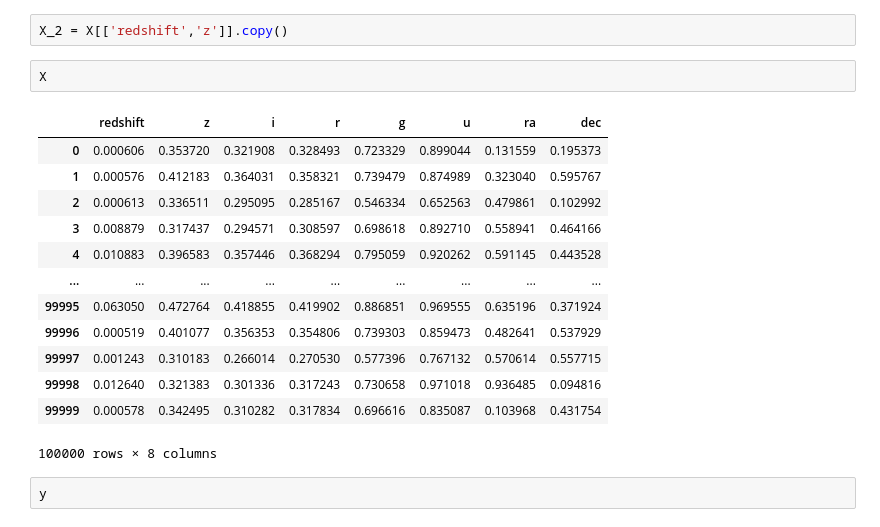
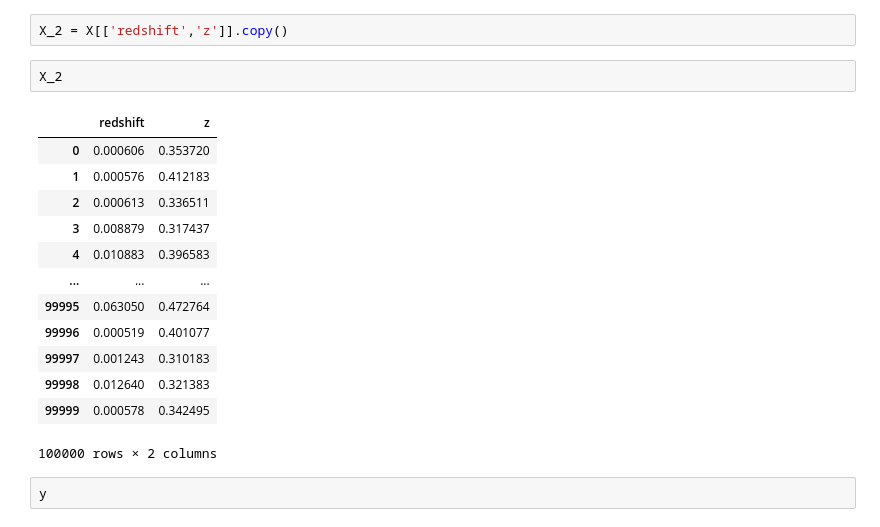
Before and after one commit to RossyNguyen/Quantstellar, a Jupyter notebook: QUANTSTELLAR-QISKIT-HACKATHON-21/notebooks/QSVM_Rossy.ipynb, the cells around one changed output. Cells and saved outputs as stored; diff of their text form.

```diff
--- a/QUANTSTELLAR-QISKIT-HACKATHON-21/notebooks/QSVM_Rossy.ipynb
+++ b/QUANTSTELLAR-QISKIT-HACKATHON-21/notebooks/QSVM_Rossy.ipynb
@@ -43,22 +44,22 @@ with open(f'{data_folder}/processed/DR16_processed_y.pkl','rb') as input_file:
     y = pickle.load(input_file)
 # %%
 X_2 = X[['redshift','z']].copy()
-# %%
-X
-# %% [output]
-|  | redshift | z | i | r | g | u | ra | dec |
-| 0 | 0.000606 | 0.353720 | 0.321908 | 0.328493 | 0.723329 | 0.899044 | 0.131559 | 0.195373 |
-| 1 | 0.000576 | 0.412183 | 0.364031 | 0.358321 | 0.739479 | 0.874989 | 0.323040 | 0.595767 |
-| 2 | 0.000613 | 0.336511 | 0.295095 | 0.285167 | 0.546334 | 0.652563 | 0.479861 | 0.102992 |
-| 3 | 0.008879 | 0.317437 | 0.294571 | 0.308597 | 0.698618 | 0.892710 | 0.558941 | 0.464166 |
-| 4 | 0.010883 | 0.396583 | 0.357446 | 0.368294 | 0.795059 | 0.920262 | 0.591145 | 0.443528 |
-| ... | ... | ... | ... | ... | ... | ... | ... | ... |
-| 99995 | 0.063050 | 0.472764 | 0.418855 | 0.419902 | 0.886851 | 0.969555 | 0.635196 | 0.371924 |
-| 99996 | 0.000519 | 0.401077 | 0.356353 | 0.354806 | 0.739303 | 0.859473 | 0.482641 | 0.537929 |
-| 99997 | 0.001243 | 0.310183 | 0.266014 | 0.270530 | 0.577396 | 0.767132 | 0.570614 | 0.557715 |
-| 99998 | 0.012640 | 0.321383 | 0.301336 | 0.317243 | 0.730658 | 0.971018 | 0.936485 | 0.094816 |
-| 99999 | 0.000578 | 0.342495 | 0.310282 | 0.317834 | 0.696616 | 0.835087 | 0.103968 | 0.431754 |
-100000 rows × 8 columns
+# %%
+X_2
+# %% [output]
+|  | redshift | z |
+| 0 | 0.000606 | 0.353720 |
+| 1 | 0.000576 | 0.412183 |
+| 2 | 0.000613 | 0.336511 |
+| 3 | 0.008879 | 0.317437 |
+| 4 | 0.010883 | 0.396583 |
+| ... | ... | ... |
+| 99995 | 0.063050 | 0.472764 |
+| 99996 | 0.000519 | 0.401077 |
+| 99997 | 0.001243 | 0.310183 |
+| 99998 | 0.012640 | 0.321383 |
+| 99999 | 0.000578 | 0.342495 |
+100000 rows × 2 columns
 # %%
 y
 # %% [output]
```
Also changed, not shown: parts of 7 cells of this notebook.
